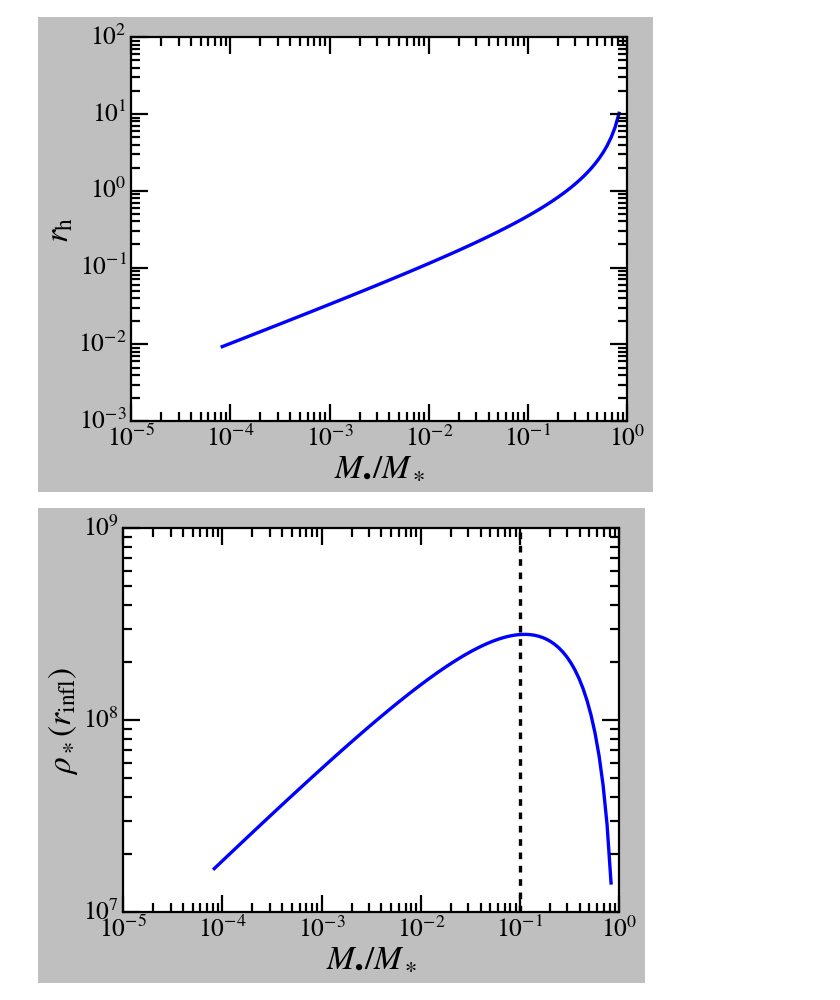
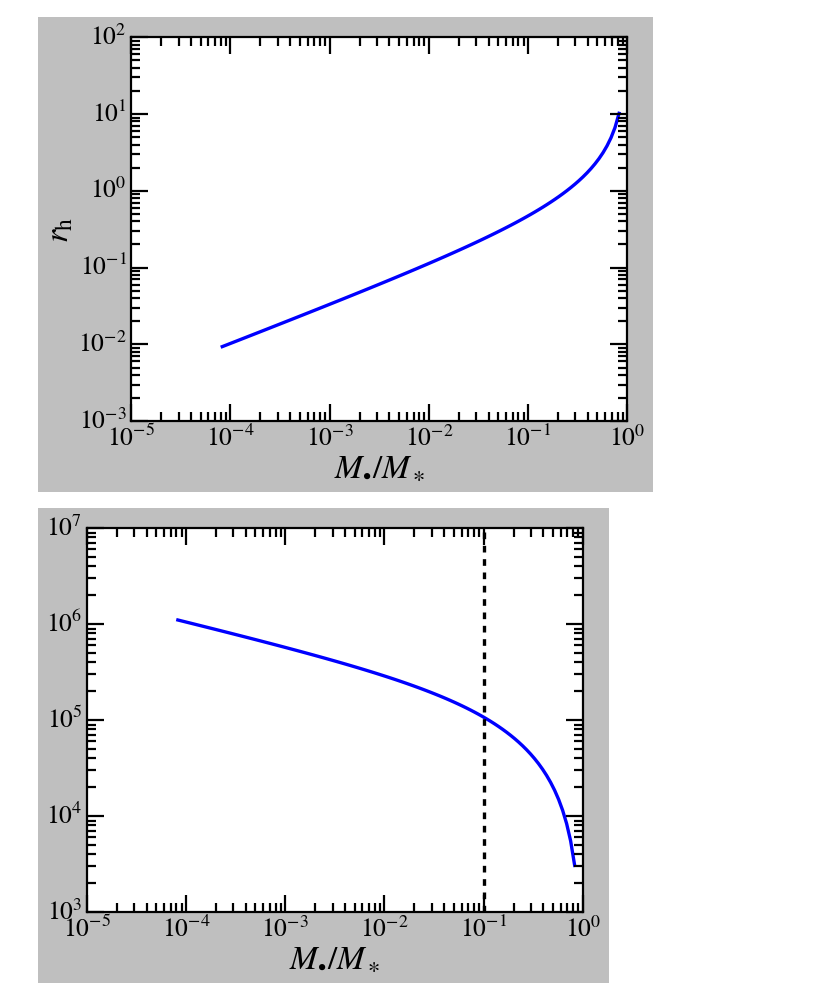
Before and after one commit to vinh-qtran/TidalDisruptionLRD, a Jupyter notebook: nbs/test.ipynb, the cells around one changed output. Drawn from its saved outputs; the diff is of its cells as text; code cells hidden in the pictures.

Commit message:
Update plots & calculations

```diff
--- a/nbs/test.ipynb
+++ b/nbs/test.ipynb
@@ -189,16 +184,16 @@ plt.show()
 # %% [output]
 [figure]
 # %%
-plt.plot(M_bh / M_s, rho_r_h * r_h**2)
+plt.plot(M_bh / M_s, M_bh ** (1 / 2) / r_h ** (3 / 2))
 
 plt.axvline(1e-1, color="k", ls="--")
 
 plt.xscale("log")
 plt.yscale("log")
 
 plt.xlabel(r"$M_{\bullet} / M_\ast$")
-plt.ylabel(r"$\rho_\ast (r_{\rm{infl}})$")
+# plt.ylabel(r"$\rho_\ast (r_{\rm{infl}})$")
 
 plt.show()
 # %% [output]
-[figure, old version]
+[figure, new version]
```
Also changed, not shown: parts of 2 cells of this notebook, 14 other files.
